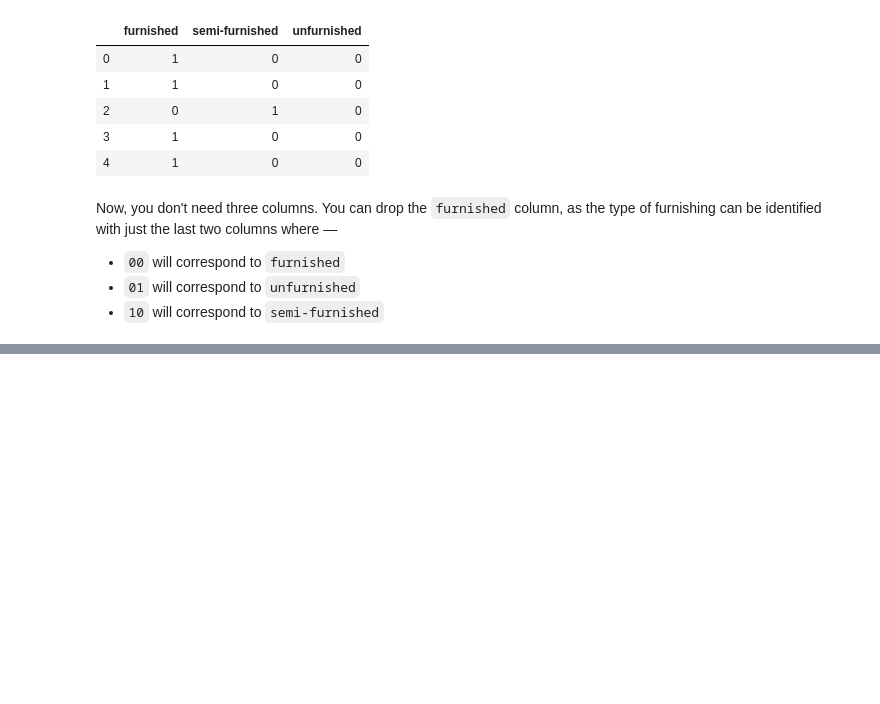
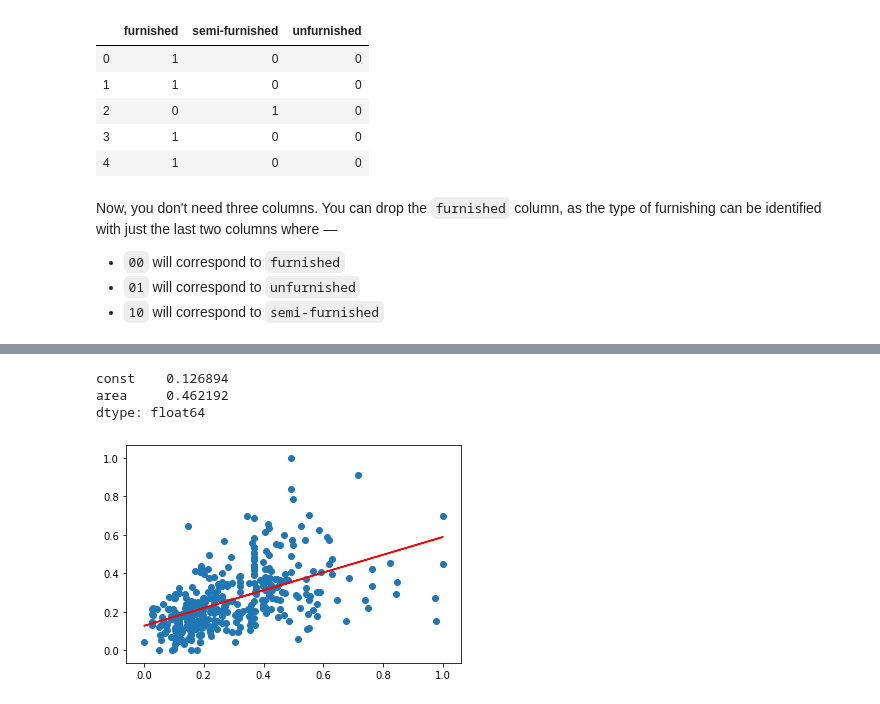
Before and after one commit to amanwin/Multiple-Linear-Regression-Python, a Jupyter notebook: MultipleLinearRegression.ipynb, the cells around one changed output, grey strips where cells are left out. Saved outputs shown, nothing was run; the diff lists cells and outputs as text; code cells hidden in the pictures; blank space fills up the shorter version.

```diff
--- a/MultipleLinearRegression.ipynb
+++ b/MultipleLinearRegression.ipynb
@@ -216,0 +307,22 @@ housing.head()
+# %%
+import statsmodels.api as sm
+
+# Add a constant
+X_train_sm = sm.add_constant(X_train['area'])
+
+lr = sm.OLS(y_train,X_train_sm)
+
+lr_model = lr.fit()
+
+lr_model.params
+# %% [output]
+const    0.126894
+area     0.462192
+dtype: float64
+# %%
+# Let's visualise the data with a scatter plot and the fitted regression line
+plt.scatter(X_train_sm.iloc[:,1], y_train)
+plt.plot(X_train_sm.iloc[:,1], 0.127 + 0.462*X_train_sm.iloc[:,1], 'r')
+plt.show()
+# %% [output]
+[figure, added]
```
Also changed, not shown: parts of 65 cells of this notebook.
